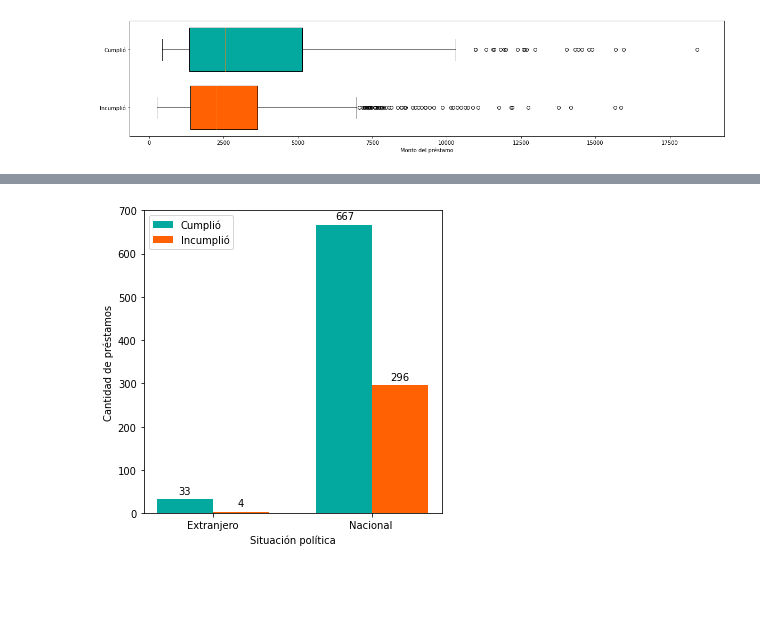
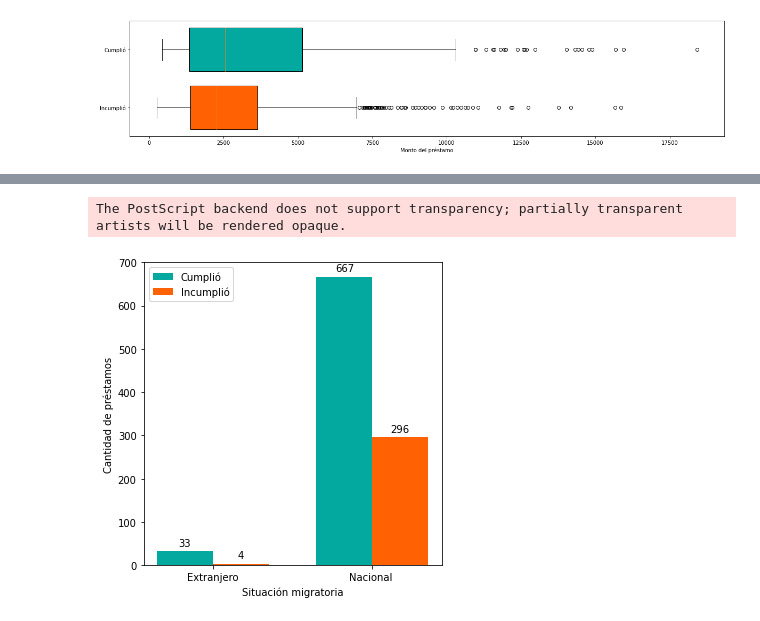
Before and after one commit to Afr063426/Proyecto_Est_Act_II, a Jupyter notebook: codigo.ipynb, the cells around one changed output, grey strips where cells are left out. Drawn from its saved outputs; the diff is of its cells as text; code cells hidden in the pictures; blank space fills up the shorter version.

```diff
--- a/codigo.ipynb
+++ b/codigo.ipynb
@@ -241,33 +242,34 @@ width = 0.35  # the width of the bars
 fig, ax = plt.subplots(nrows=1, ncols=1, figsize=(5, 5))
 rects1 = ax.bar(eje1[0]- width/2 ,eje1[1], width, label='Cumplió', color=[ "#03A89E"])
 rects2 = ax.bar(eje2[0]+ width/2, eje2[1], width, label='Incumplió', color=[ "#FF6103"])
 
 # Add some text for labels, title and custom x-axis tick labels, etc.
 ax.set_ylabel('Cantidad de préstamos')
-ax.set_xlabel('Situación política')
+ax.set_xlabel('Situación migratoria')
 #ax.set_title('Distribución de la nacionalidad')
 ax.set_xticks([1,2])
 ax.set_xticklabels(labels)
 ax.legend()
 
 def autolabel(rects):
     """Attach a text label above each bar in *rects*, displaying its height."""
     for rect in rects:
         height = rect.get_height()
         ax.annotate('{}'.format(height),
                     xy=(rect.get_x() + rect.get_width() / 2, height),
                     xytext=(0, 3),  # 3 points vertical offset
                     textcoords="offset points",
                     ha='center', va='bottom')
 
 
 autolabel(rects1)
 autolabel(rects2)
 
 
 fig.tight_layout()
 
-plt.savefig('nacionalidad.pdf', bbox_inches='tight')
+plt.savefig('nacionalidad.eps', format='eps')
 plt.show()
 # %% [output]
+The PostScript backend does not support transparency; partially transparent artists will be rendered opaque.
-[figure, old version]
+[figure, new version]
```
Also changed, not shown: parts of 2 cells of this notebook, 6 other files.
